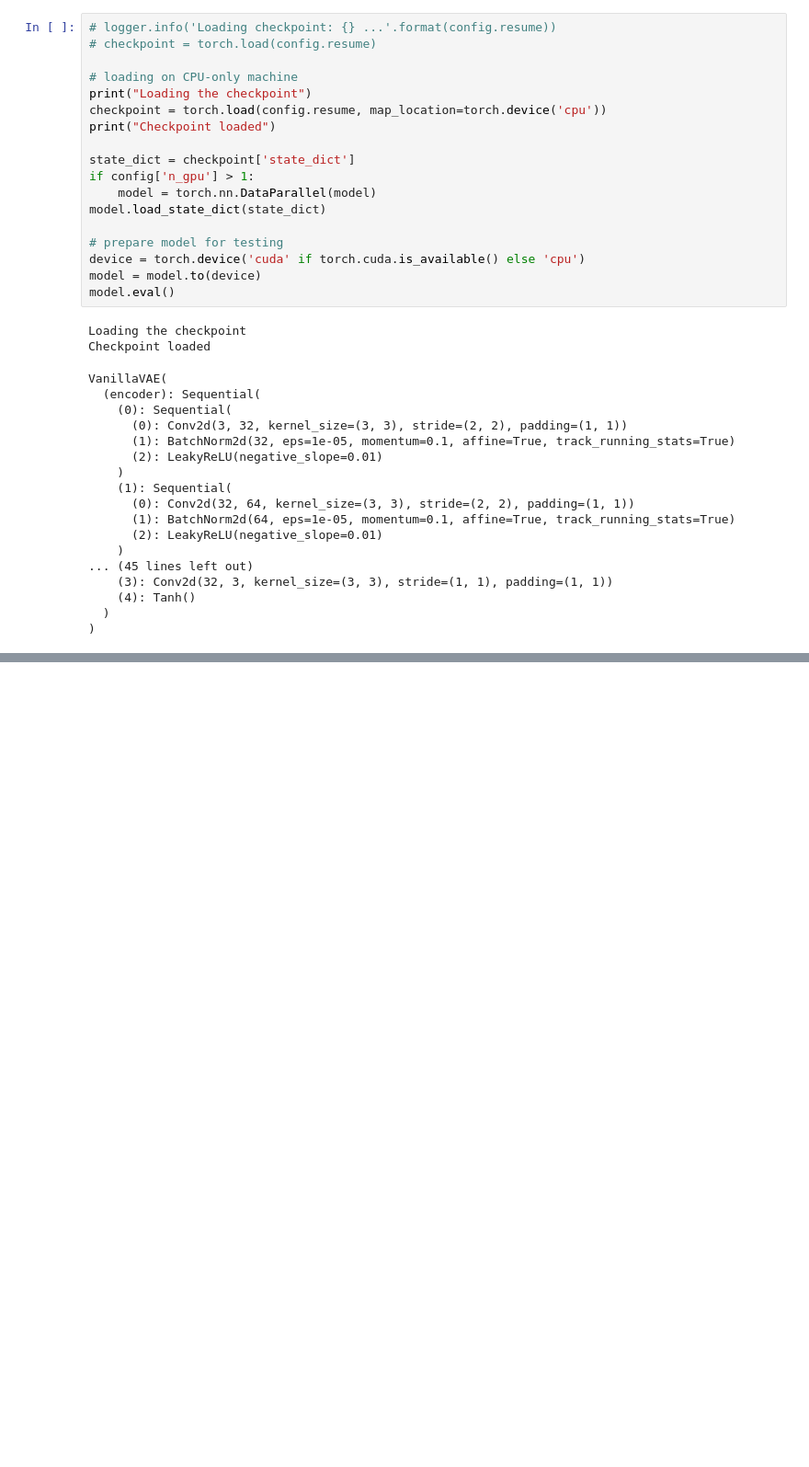
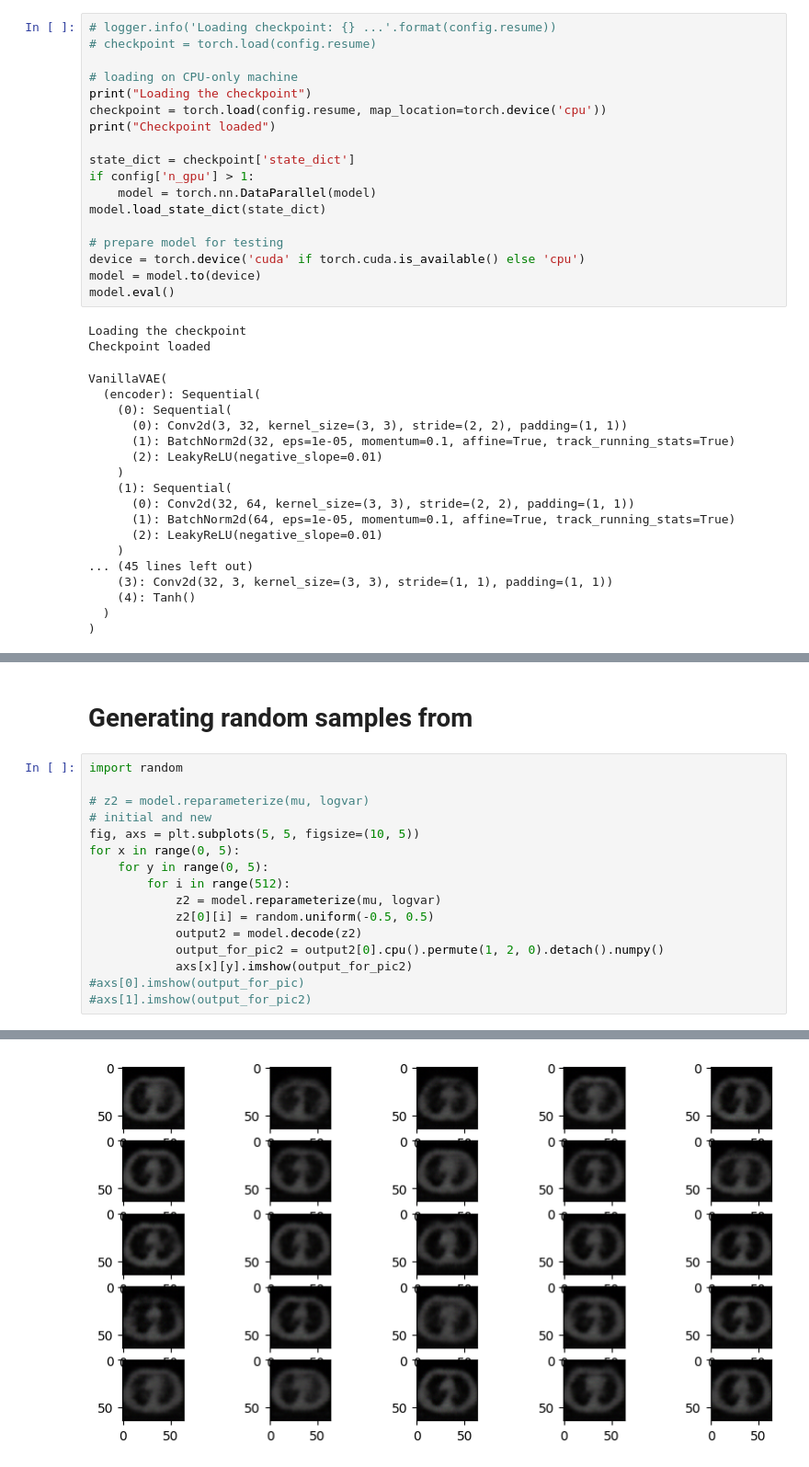
Before and after one commit to Sahara-Sheik/Robotic-Vision, a Jupyter notebook: src/encoding-conv-vae/Experiment-Conv-VAE.ipynb, the cells around one changed output, grey strips where cells are left out. Shown at 92% size. Cells and saved outputs as stored; diff of their text form; blank space fills up the shorter version.

```diff
--- a/src/encoding-conv-vae/Experiment-Conv-VAE.ipynb
+++ b/src/encoding-conv-vae/Experiment-Conv-VAE.ipynb
@@ -245,0 +342,19 @@ axs[1].imshow(output_for_pic2)
+# %% [markdown]
+# Generating random samples from
+# %%
+import random
+
+# z2 = model.reparameterize(mu, logvar)
+# initial and new
+fig, axs = plt.subplots(5, 5, figsize=(10, 5))
+for x in range(0, 5):
+    for y in range(0, 5):
+        for i in range(512):
+            z2 = model.reparameterize(mu, logvar)
+            z2[0][i] = random.uniform(-0.5, 0.5)
+            output2 = model.decode(z2)
+            output_for_pic2 = output2[0].cpu().permute(1, 2, 0).detach().numpy()
+            axs[x][y].imshow(output_for_pic2)
+#axs[0].imshow(output_for_pic)
+#axs[1].imshow(output_for_pic2)
+# %% [output]
@@ -245,0 +378 @@ axs[1].imshow(output_for_pic2)
+[figure, added]
```
Also changed, not shown: parts of 18 cells of this notebook, 1 other file.
